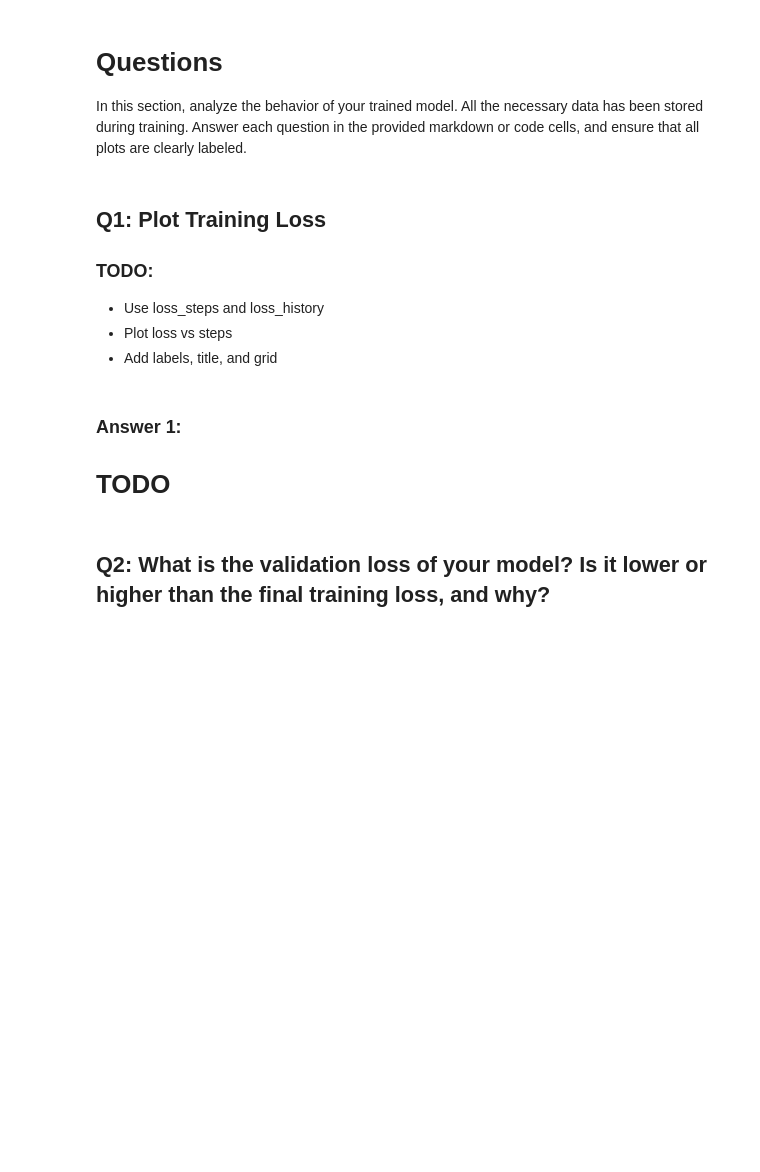
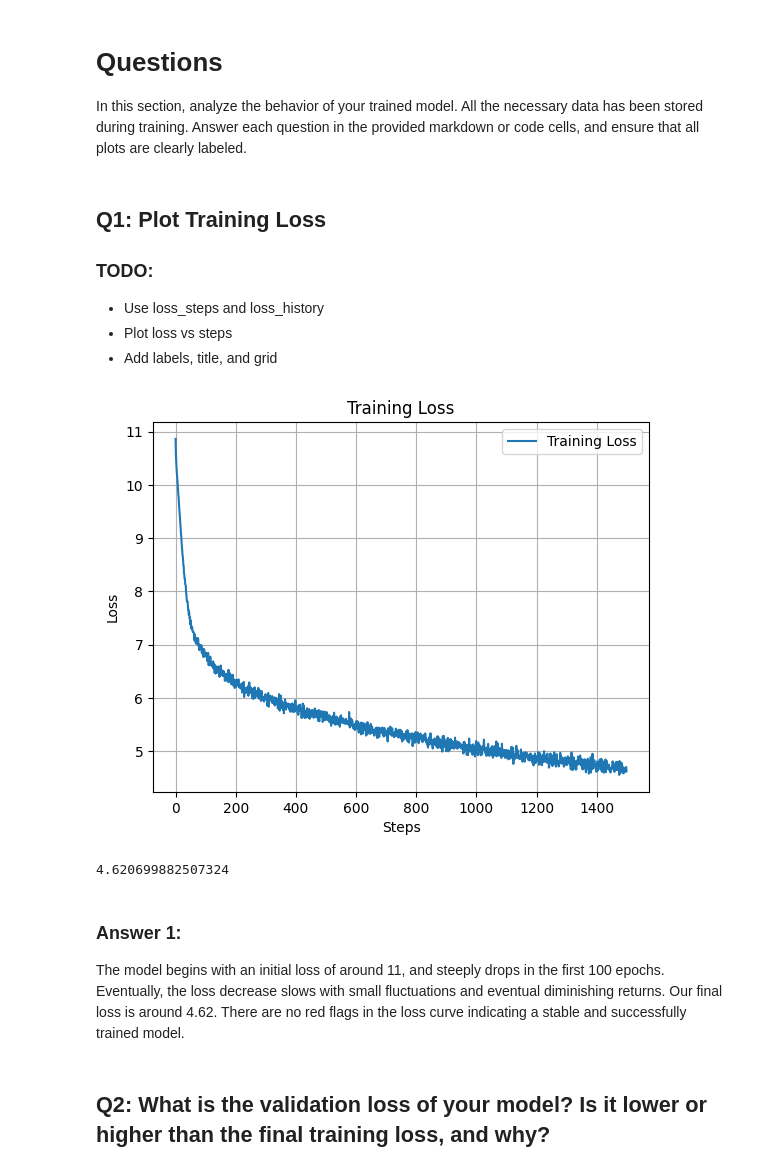
Before and after one commit to TangyKiwi/DSC-190, a Jupyter notebook: PA-Q2.ipynb, the cells around one changed output. Drawn from its saved outputs; the diff is of its cells as text; code cells hidden in the pictures; blank space fills up the shorter version.

```diff
--- a/PA-Q2.ipynb
+++ b/PA-Q2.ipynb
@@ -301,15 +356,15 @@ class Block(nn.Module):
     def __init__(self, d, h, block, dropout=0.1):
         super().__init__()
         # TODO: define the layer norms, attention module, and MLP
-        self.ln1 = ...
-        self.attn = ...
-        self.ln2 = ...
-        self.mlp = ...
+        self.ln1 = nn.LayerNorm(d)
+        self.attn = Attention(d, h, block, dropout)
+        self.ln2 = nn.LayerNorm(d)
+        self.mlp = MLP(d, dropout)
 
     def forward(self, x):
         # TODO: implement the pre-norm residual block
-        x = ...
-        x = ...
+        x = x + self.attn(self.ln1(x))
+        x = x + self.mlp(self.ln2(x))
         return x
 # %% [markdown]
 ## 12. Implement the full GPT model
@@ -377,8 +433,8 @@ class GPT(nn.Module):
 # %%
 # TODO: instantiate the GPT model and AdamW optimizer
 
-model = ...
-opt = ...
+model = GPT(vocab_size, block_size, n_embd, n_head, n_layer, dropout).to(device)
+opt = torch.optim.AdamW(model.parameters(), lr=lr)
 
 num_params = sum(p.numel() for p in model.parameters() if p.requires_grad)
 print("trainable parameters:", f"{num_params:,}")
@@ -464,27 +524,27 @@ for epoch in range(1000):
         if step >= max_steps:
             break
 
-        x = x.to(device)
-        y = y.to(device)
+        x = x.to(device, non_blocking=True)
+        y = y.to(device, non_blocking=True)
 
         # TODO: run the forward pass
-        logits, loss = ...
+        logits, loss = model(x, y)
 
         # TODO: zero gradients
-        ...
+        opt.zero_grad()
 
         # TODO: backpropagate the loss
-        ...
+        loss.backward()
 
         # TODO: clip gradients
-        ...
+        torch.nn.utils.clip_grad_norm_(model.parameters(), max_norm=1.0)
 
         # TODO: take an optimizer step
-        ...
+        opt.step()
 
         # TODO: save the current step and loss for plotting
-        ...
-        ...
+        loss_steps.append(step)
+        loss_history.append(loss.item())
 
         if step % 50 == 0:
             print(f"step {step} | loss {loss.item():.4f}")
@@ -586,17 +669,31 @@ In this section, analyze the behavior of your trained model. All the necessary d
 # %%
 # Q1: Plot Training Loss
 
 import matplotlib.pyplot as plt
 
 # TODO:
 # - plot loss_history against loss_steps
 # - label the axes
 # - add a title, grid, and legend
 
-...
+plt.plot(loss_steps, loss_history, label="Training Loss")
+plt.xlabel("Steps")
+plt.ylabel("Loss")
+plt.title("Training Loss")
+plt.grid(True)
+plt.legend()
+plt.show()
+
+print(loss_history[-1])
+# %% [output]
+[figure, added]
+4.620699882507324
 # %% [markdown]
 ### Answer 1:
 
-# TODO
+The model begins with an initial loss of around 11, and steeply drops in the
+first 100 epochs. Eventually, the loss decrease slows with small fluctuations
+and eventual diminishing returns. Our final loss is around 4.62. There are no
+red flags in the loss curve indicating a stable and successfully trained model.
 # %% [markdown]
 ## Q2: What is the validation loss of your model? Is it lower or higher than the final training loss, and why?
```
Also changed, not shown: parts of 23 cells of this notebook, 1 other file.
